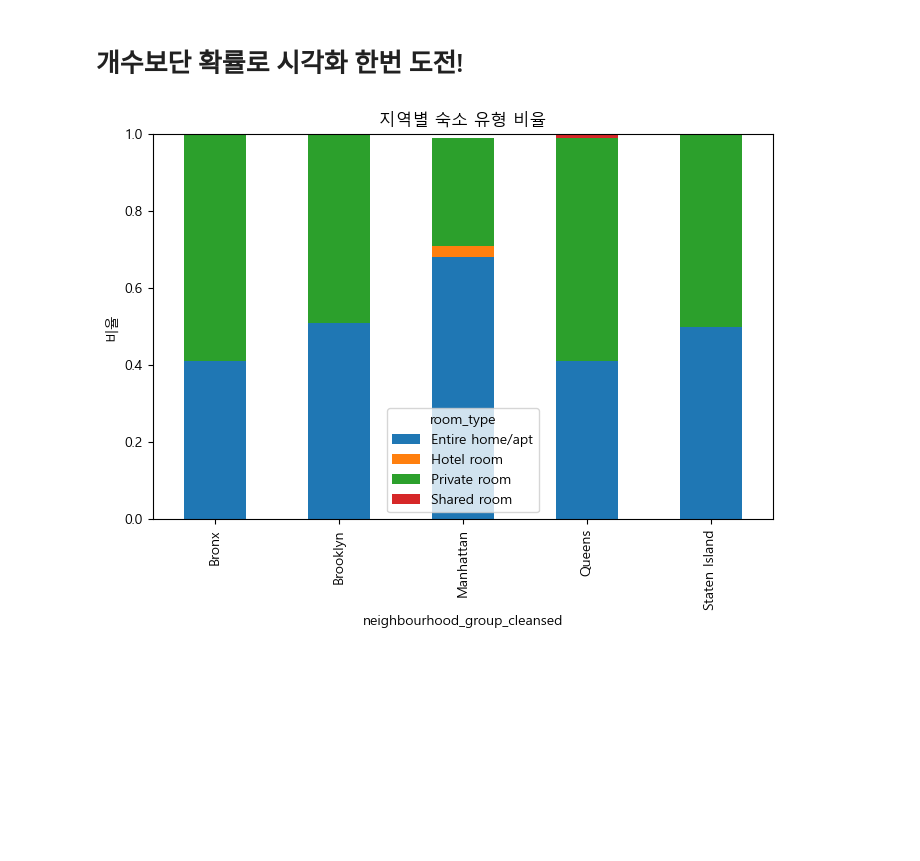
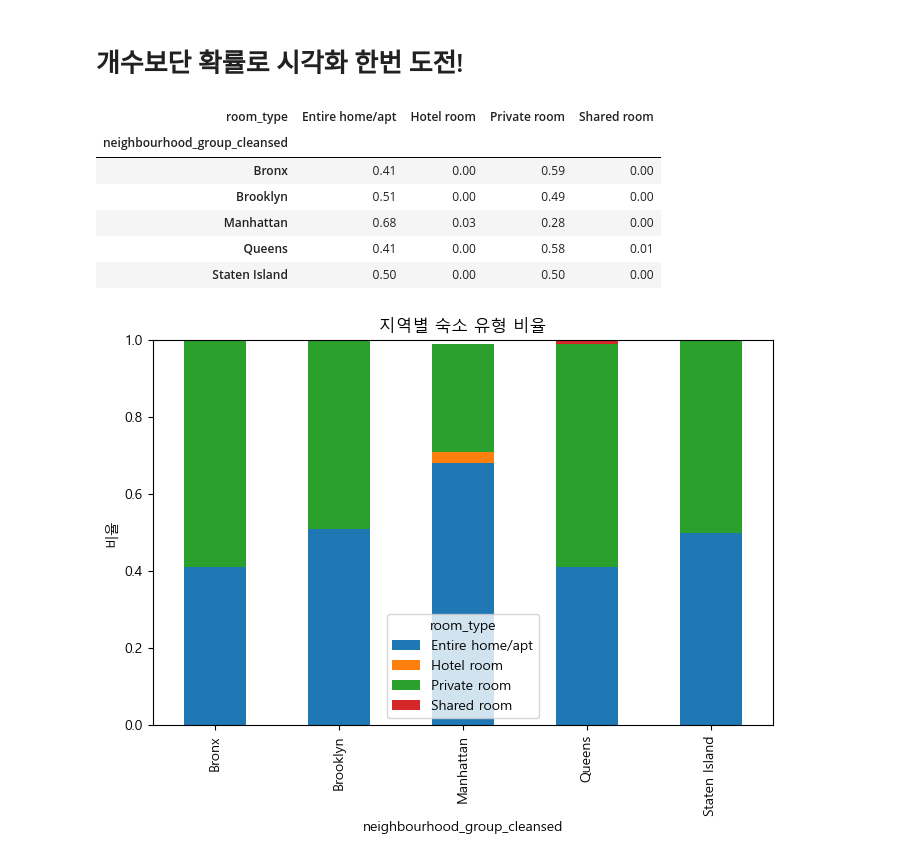
Before and after one commit to KyungminChang/data-analysis-project-BBB, a Jupyter notebook: 02_basic_statistics.ipynb, the cells around one changed output. Saved outputs shown, nothing was run; the diff lists cells and outputs as text; code cells hidden in the pictures; blank space fills up the shorter version.

```diff
--- a/02_basic_statistics.ipynb
+++ b/02_basic_statistics.ipynb
@@ -114,6 +114,16 @@ plt.show()
 - 지역별 숙소 유형 분포를 살펴보면 Entire home/apt 유형은 Manhattan 지역에서 가장 높은 비중을 차지하는 것으로 나타났고, 반면 Private room 유형은 Brooklyn 지역에서 상대적으로 더 많이 분포하는 경향을 보인다. 나머지는 뭐....
 # %% [markdown]
 # 개수보단 확률로 시각화 한번 도전!
+# %%
+pd.crosstab(df2['neighbourhood_group_cleansed'], df2['room_type'], normalize='index').round(2)
+# %% [output]
+| room_type | Entire home/apt | Hotel room | Private room | Shared room |
+| neighbourhood_group_cleansed |  |  |  |  |
+| Bronx | 0.41 | 0.00 | 0.59 | 0.00 |
+| Brooklyn | 0.51 | 0.00 | 0.49 | 0.00 |
+| Manhattan | 0.68 | 0.03 | 0.28 | 0.00 |
+| Queens | 0.41 | 0.00 | 0.58 | 0.01 |
+| Staten Island | 0.50 | 0.00 | 0.50 | 0.00 |
 # %%
 # normalize로 비율 분석(지역별 숙소유형 개수 시각화)
 ct = pd.crosstab(df2['neighbourhood_group_cleansed'], df2['room_type'], normalize='index').round(2)
```
